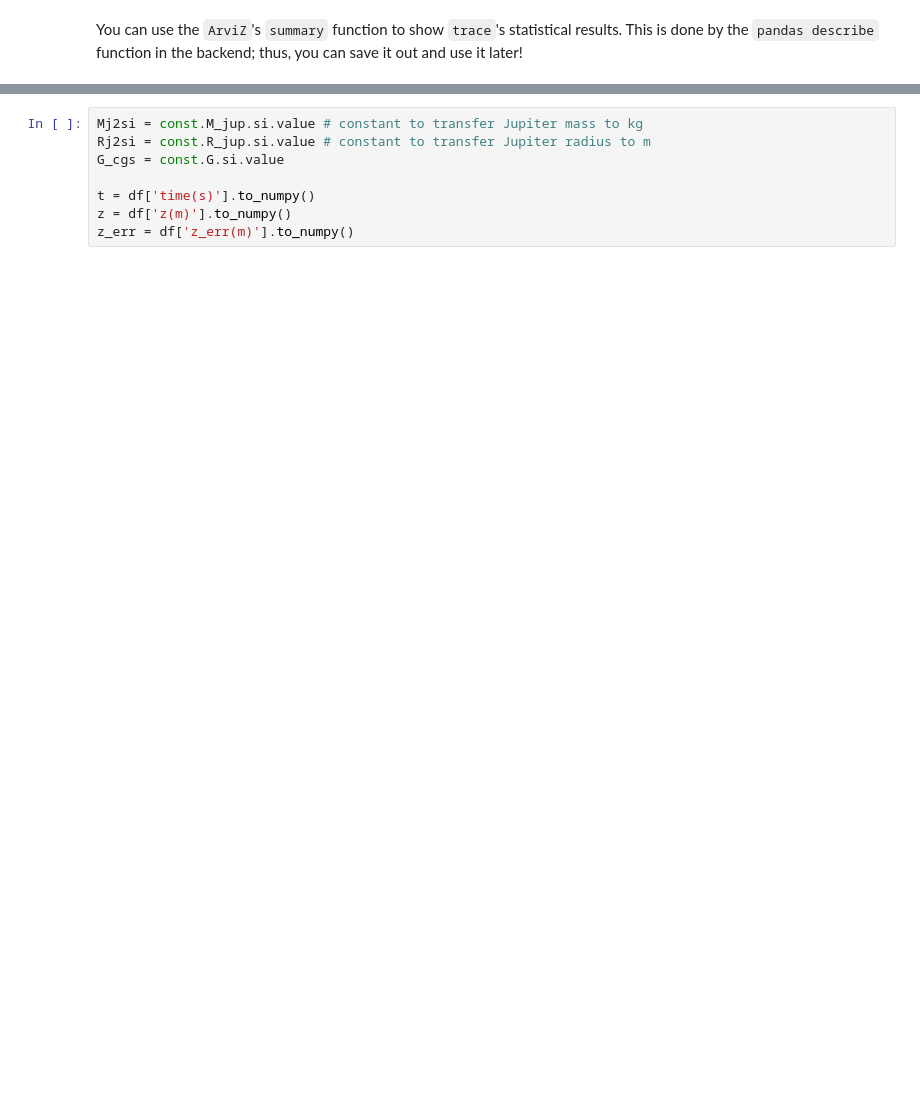
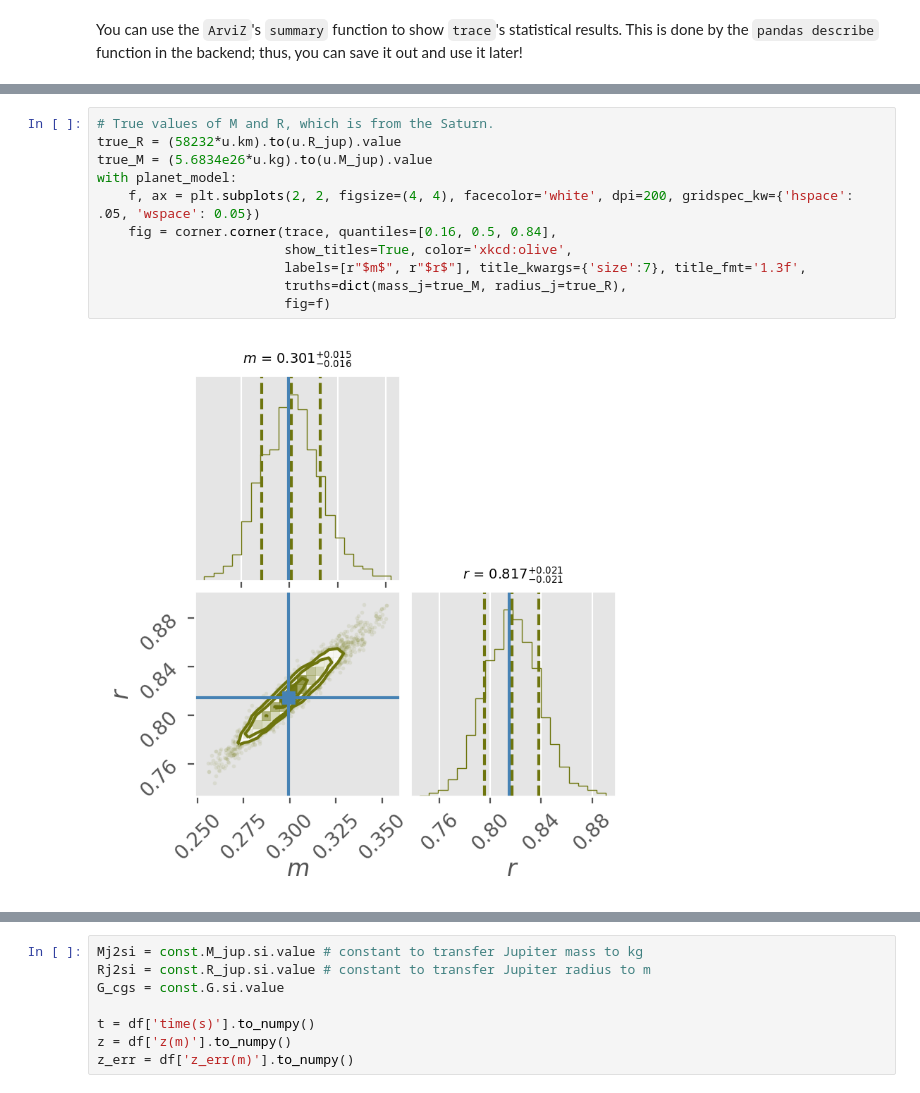
Before and after one commit to cjtu/spirl, a Jupyter notebook: spirl/f21_a6.ipynb, the cells around one changed output, grey strips where cells are left out. Drawn from its saved outputs; the diff is of its cells as text; blank space fills up the shorter version.

```diff
--- a/spirl/f21_a6.ipynb
+++ b/spirl/f21_a6.ipynb
@@ -325 +561,14 @@ Wonderful!
+# %%
+# True values of M and R, which is from the Saturn.
+true_R = (58232*u.km).to(u.R_jup).value
+true_M = (5.6834e26*u.kg).to(u.M_jup).value
+with planet_model:
+    f, ax = plt.subplots(2, 2, figsize=(4, 4), facecolor='white', dpi=200, gridspec_kw={'hspace': .05, 'wspace': 0.05})
+    fig = corner.corner(trace, quantiles=[0.16, 0.5, 0.84],
+                        show_titles=True, color='xkcd:olive',
+                        labels=[r"$m$", r"$r$"], title_kwargs={'size':7}, title_fmt='1.3f',
+                        truths=dict(mass_j=true_M, radius_j=true_R),
+                        fig=f)
+# %% [output]
+[figure, added]
 # %% [markdown]
```
Also changed, not shown: parts of 31 cells of this notebook, 2 other files.
